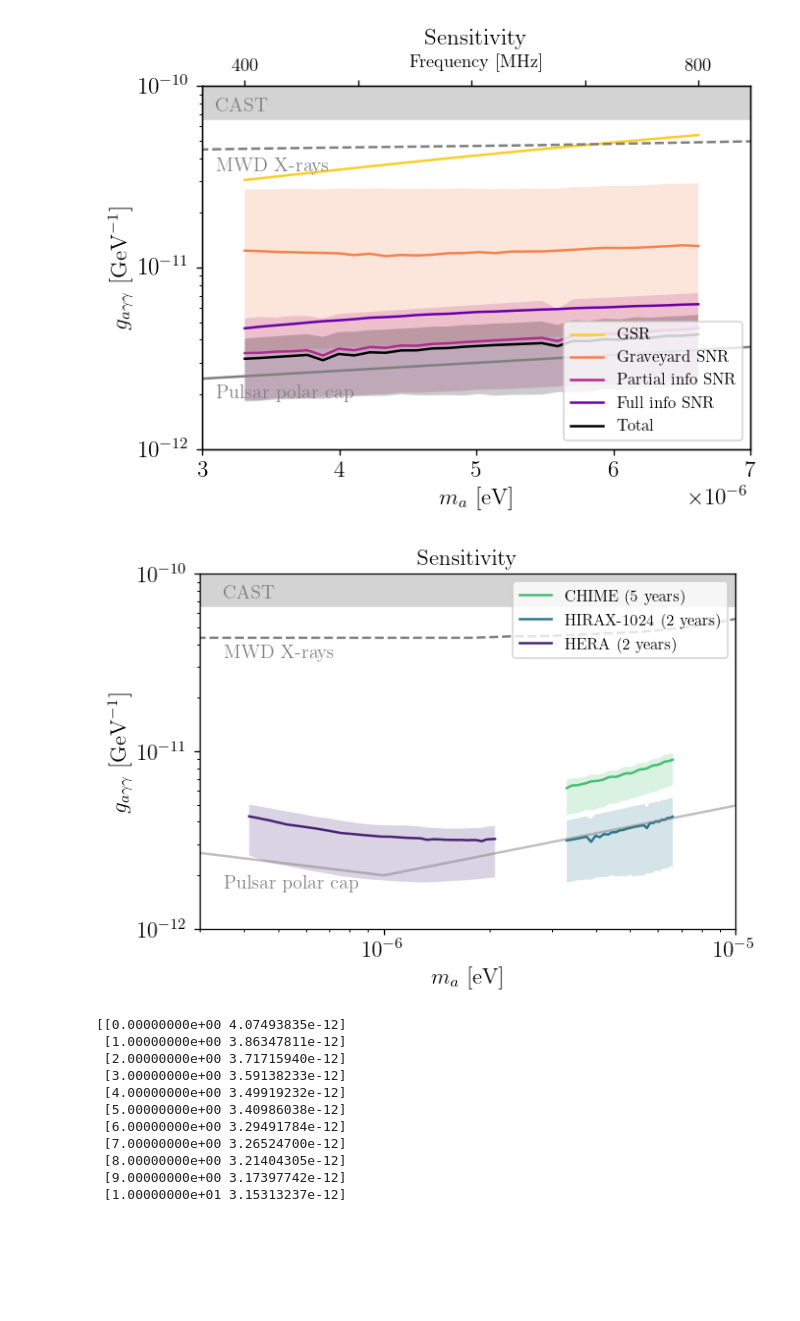
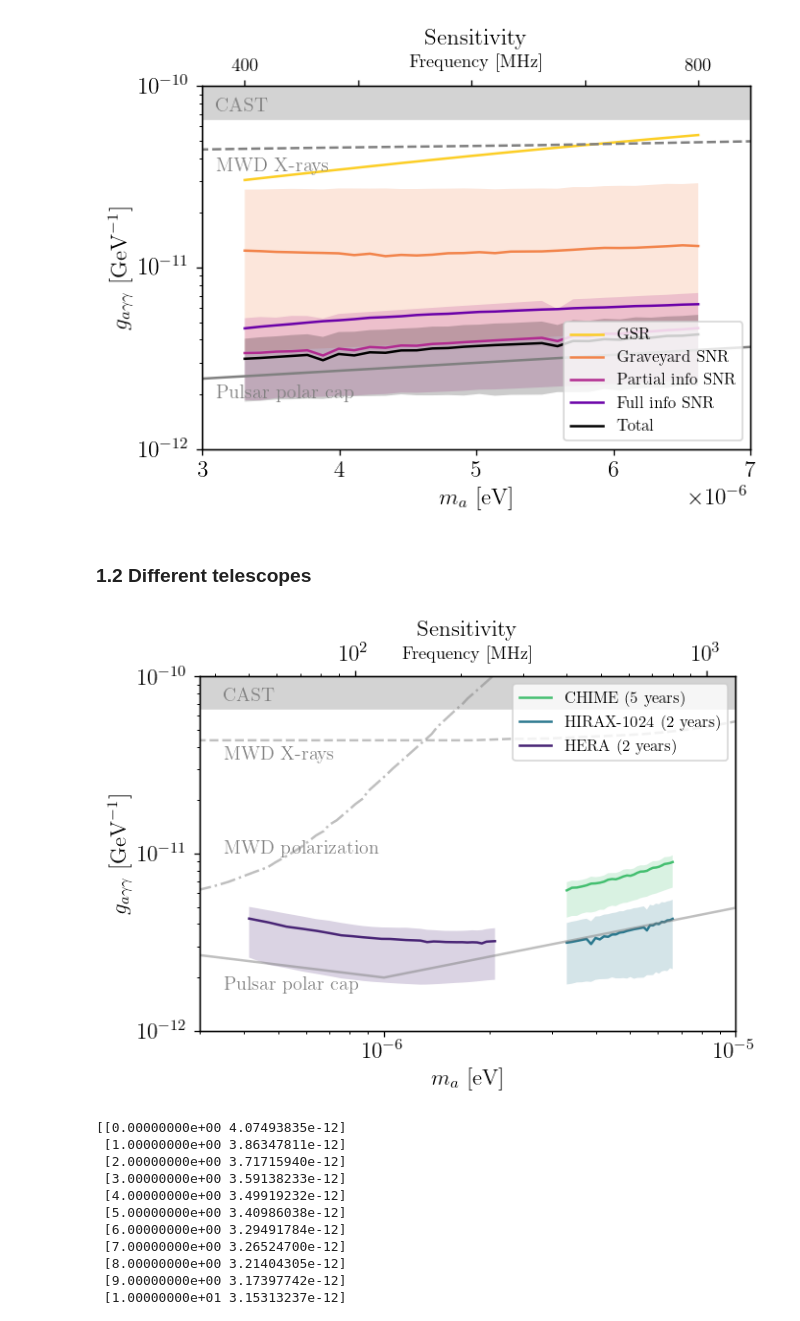
Before and after one commit to yitiansun/axion-mirror, a Jupyter notebook: estimates/plotting.ipynb, the cells around one changed output. Cells and saved outputs as stored; diff of their text form; code cells hidden in the pictures; blank space fills up the shorter version.

Commit message:
update reach plot

```diff
--- a/estimates/plotting.ipynb
+++ b/estimates/plotting.ipynb
@@ -93,6 +93,8 @@ ax.legend(loc='lower right', fontsize=10)
 fig.savefig('../outputs/HIRAX-1024_reach.pdf')
 # %% [output]
 [figure]
+# %% [markdown]
+### 1.2 Different telescopes
 # %%
 telescopes = [CHIME, HIRAX_1024, HERA]
 plot_all_samples = False
@@ -131,41 +133,44 @@ for telescope in telescopes:
         if gagg_arr.shape[0] == 1:
             ax.plot(ma_arr, gagg_arr[0], color=color, label=label_dict[telescope.name])
         else:
             if plot_all_samples:
                 for i, gagg_sample in enumerate(gagg_arr):
                     ax.plot(ma_arr, gagg_sample, color=color, alpha=0.1,
                             label=(label if i==0 else None), zorder=-1)
             else:
                 ax.plot(ma_arr, np.median(gagg_arr, axis=0), color=color, label=label)
                 ax.fill_between(ma_arr, np.quantile(gagg_arr, 0.95, axis=0), np.quantile(gagg_arr, 0.05, axis=0),
                                 alpha=0.2, facecolor=color, edgecolor='none')
 
 ax.fill_between([1e-8, 1e-4], gagg_CAST/invGeV, 1e-8, color='lightgray')
 ax.text(3.5e-7, 7.3e-11, 'CAST', color='gray')
 
 limit_ma_arr, limit_gagg_arr = np.loadtxt("../data/limits/PulsarPolarCap.txt", unpack=True)
 ax.plot(limit_ma_arr, limit_gagg_arr, color='gray', ls='-', alpha=0.5)
 ax.text(3.5e-7, 1.7e-12, 'Pulsar polar cap', color='gray')
 
+limit_ma_arr, limit_gagg_arr = np.loadtxt("../data/limits/MWDPolarisation.txt", unpack=True)
+ax.plot(limit_ma_arr, limit_gagg_arr, color='gray', ls='-.', alpha=0.5)
+ax.text(3.5e-7, 1.0e-11, 'MWD polarization', color='gray')
+
 limit_ma_arr, limit_gagg_arr = np.loadtxt("../data/limits/MWDXrays.txt", unpack=True)
-ax.plot(limit_ma_arr, limit_gagg_arr, color='gray', ls='--')
+ax.plot(limit_ma_arr, limit_gagg_arr, color='gray', ls='--', alpha=0.5)
 ax.text(3.5e-7, 3.4e-11, 'MWD X-rays', color='gray')
 
 ax.set(yscale='log', xscale='log')
 ax.set(xlim=(3e-7, 1e-5), ylim=(1e-12, 1e-10))
 ax.set(xlabel='$m_a$ [eV]', ylabel=r'$g_{a\gamma\gamma}$ [GeV$^{-1}$]', title='Sensitivity')
 
-# ax_top = ax.twiny()
-# ax_top.set_xlim(np.array(ax.get_xlim()) * eV / (4*PI*hbar))
-# ax_top.set_xlabel('Frequency [MHz]', fontsize=11)
-# ax_top.set_xticks([400, 500, 600, 700, 800])
-# ax_top.set_xticklabels(['400', '', '', '', '800'], fontsize=11)
-# ax_top.xaxis.set_label_coords(0.5, 1.05)
+ax_top = ax.twiny()
+ax_top.set(xscale=ax.get_xscale())
+ax_top.set_xlim(np.array(ax.get_xlim()) * eV / (4*PI*hbar))
+ax_top.set_xlabel('Frequency [MHz]', fontsize=11)
+ax_top.xaxis.set_label_coords(0.5, 1.05)
 
 ax.legend(loc='upper right', fontsize=10)
 fig.savefig('../outputs/telescopes_reach.pdf')
 # %% [output]
-[figure, old version]
+[figure, new version]
 # %%
 with h5py.File(f"../outputs/plot_data/HERA-nnu30-nra3-ndec3/total.h5", 'r') as hf:
     print(np.stack([np.arange(30),np.mean(hf['gagg'][:], axis=0)], axis=-1))
```
Also changed, not shown: parts of 2 cells of this notebook, 1 other file.
